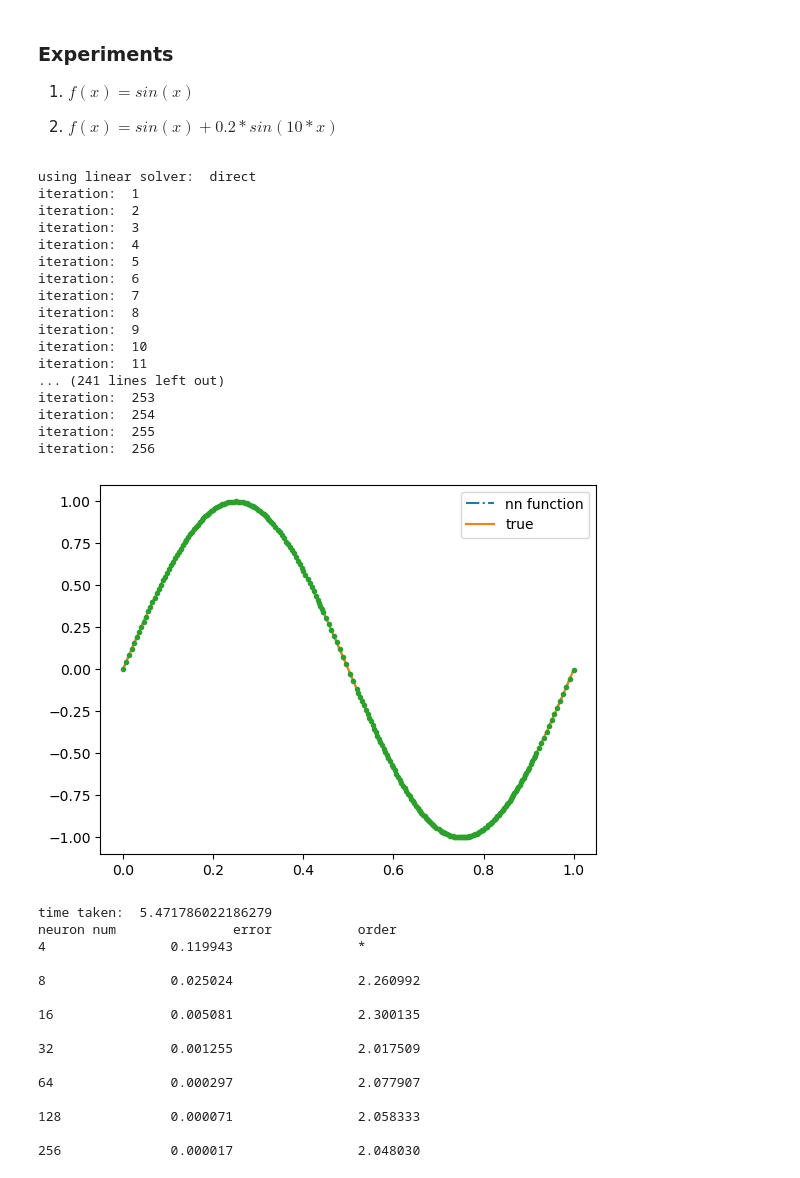
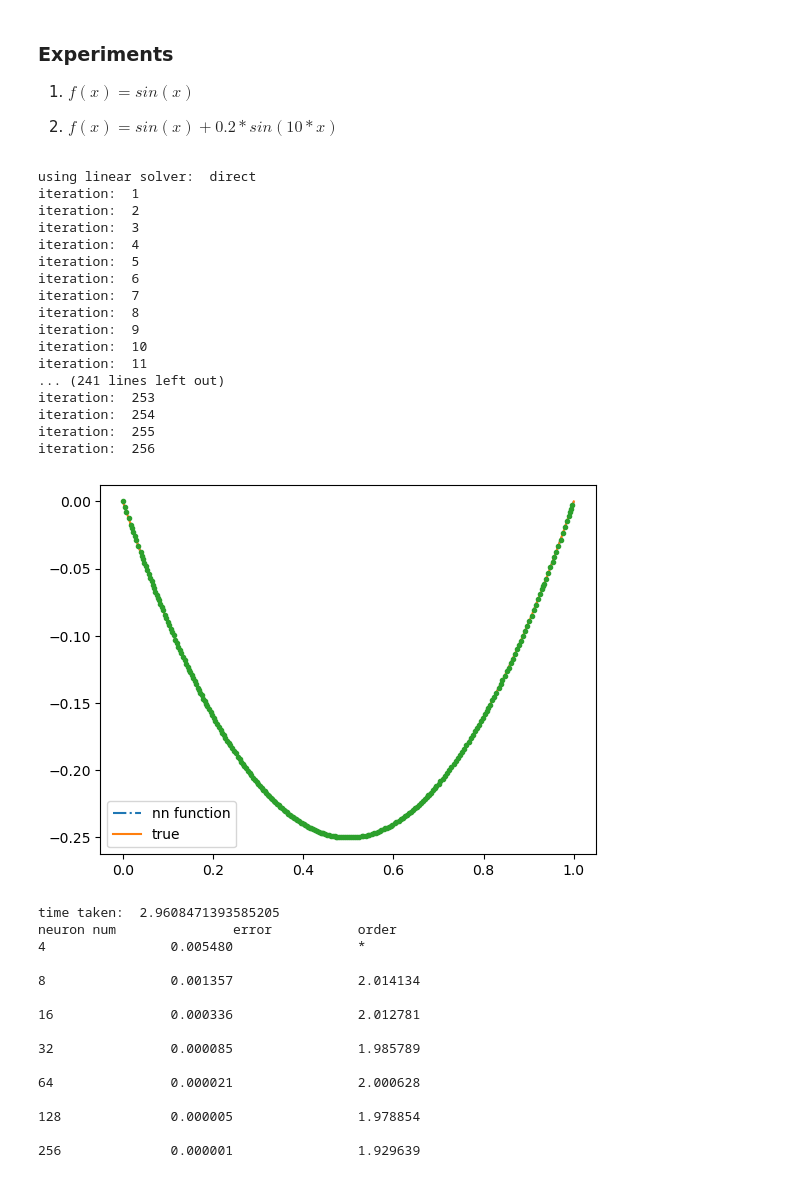
Before and after one commit to georgexxu/ProgrammingAssignment, a Jupyter notebook: L2Fitting1D_OGA.ipynb, the cells around one changed output. Drawn from its saved outputs; the diff is of its cells as text; code cells hidden in the pictures.

```diff
--- a/L2Fitting1D_OGA.ipynb
+++ b/L2Fitting1D_OGA.ipynb
@@ -205,11 +205,11 @@ def relu_dict(x_l,x_r,N):
 
     """
     # w = 1
-    relu_dict_parameters = torch.zeros((2*N,2)).to(device)
+    relu_dict_parameters = torch.zeros((N,2)).to(device)
     relu_dict_parameters[:N,0] = torch.ones(N)[:]
     relu_dict_parameters[:N,1] = torch.linspace(x_l,x_r,N+1)[:-1] # relu(x-bi)
-    relu_dict_parameters[N:2*N,0] = -torch.ones(N)[:]
-    relu_dict_parameters[N:2*N,1] = -torch.linspace(x_l,x_r,N+1)[1:] + 1/(2*N) # relu(-x - -bi)
+#     relu_dict_parameters[N:2*N,0] = -torch.ones(N)[:]
+#     relu_dict_parameters[N:2*N,1] = -torch.linspace(x_l,x_r,N+1)[1:] + 1/(2*N) # relu(-x - -bi)
 
     return relu_dict_parameters
 
@@ -331,51 +331,54 @@ iteration:  6
 # %%
 ## How OGA add neurons each time. Dynamics of OGA training.
 
+# def target(x):
+#     return torch.sin(2*pi*x) #+ 0.2*torch.sin(10*x)
+
 def target(x):
-    return torch.sin(2*pi*x) #+ 0.2*torch.sin(10*x)
+    return (x-0.5)**2 - 0.25 # torch.sin(2*pi*x) #+ 0.2*torch.sin(10*x)
 
 N = 2**10
 # relu_dict_parameters = relu_dict(0,1,2**10) #
 # err_relu_list = []
 my_model = None
 exponent = 8 #2**8
 # num_epochs = 10 # number of neurons added
 for num_epochs in [2**exponent]:
     err_l2, my_model = OGAL2FittingReLU1D(my_model,target,N, \
                     num_epochs,plot_freq = num_epochs,Nx = 1024,order =2,k = 1, solver = 'direct')
 
 show_convergence_order(err_l2,exponent)
 # %% [output]
 using linear solver:  direct
 iteration:  1
 iteration:  2
 iteration:  3
 iteration:  4
 iteration:  5
 iteration:  6
 iteration:  7
 iteration:  8
 iteration:  9
 iteration:  10
 iteration:  11
 ... (241 lines left out)
 iteration:  253
 iteration:  254
 iteration:  255
 iteration:  256
-[figure, old version]
+[figure, new version]
-time taken:  5.471786022186279
+time taken:  2.9608471393585205
 neuron num               error           order
-4                0.119943                *
+4                0.005480                *
 
-8                0.025024                2.260992
+8                0.001357                2.014134
 
-16               0.005081                2.300135
+16               0.000336                2.012781
 
-32               0.001255                2.017509
+32               0.000085                1.985789
 
-64               0.000297                2.077907
+64               0.000021                2.000628
 
-128              0.000071                2.058333
+128              0.000005                1.978854
 
-256              0.000017                2.048030
+256              0.000001                1.929639
```
Also changed, not shown: parts of 2 cells of this notebook, 2 other files.
